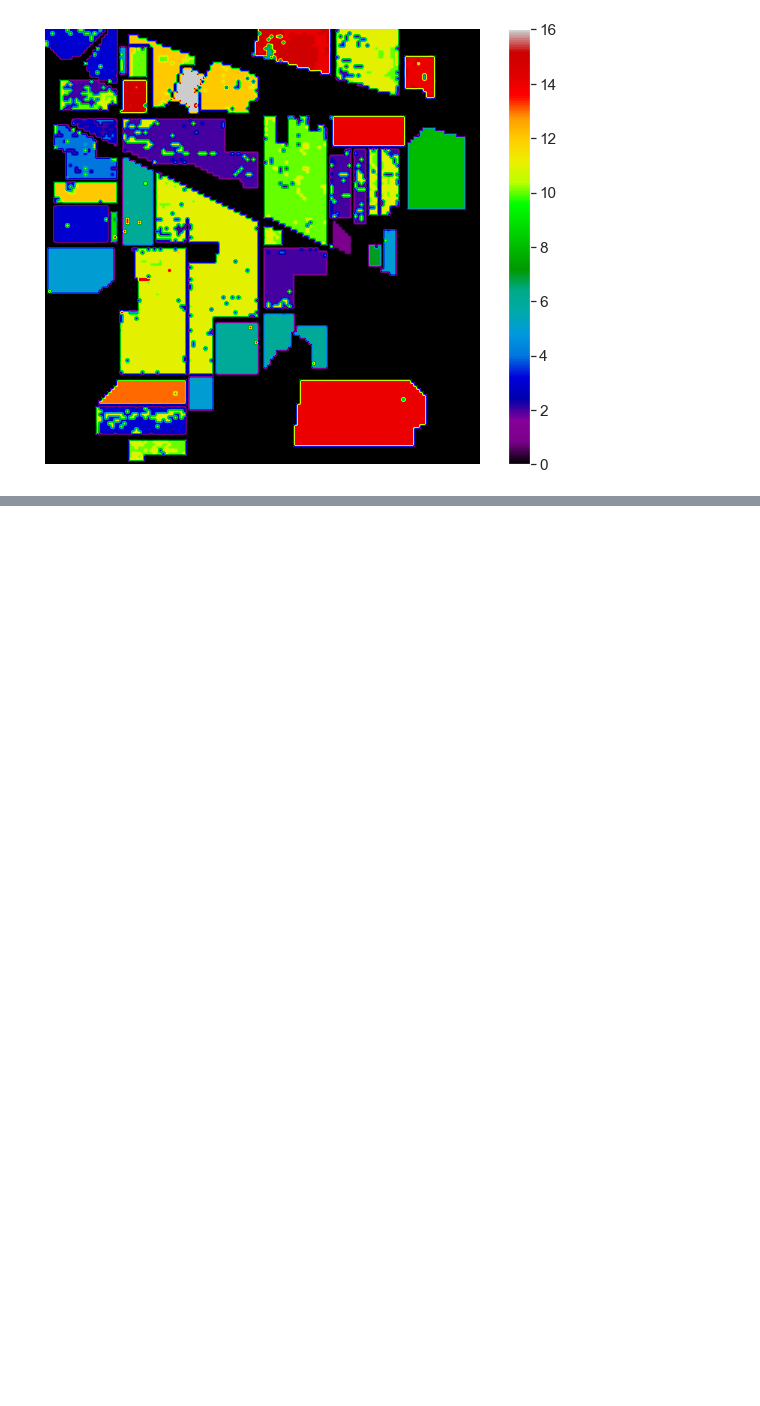
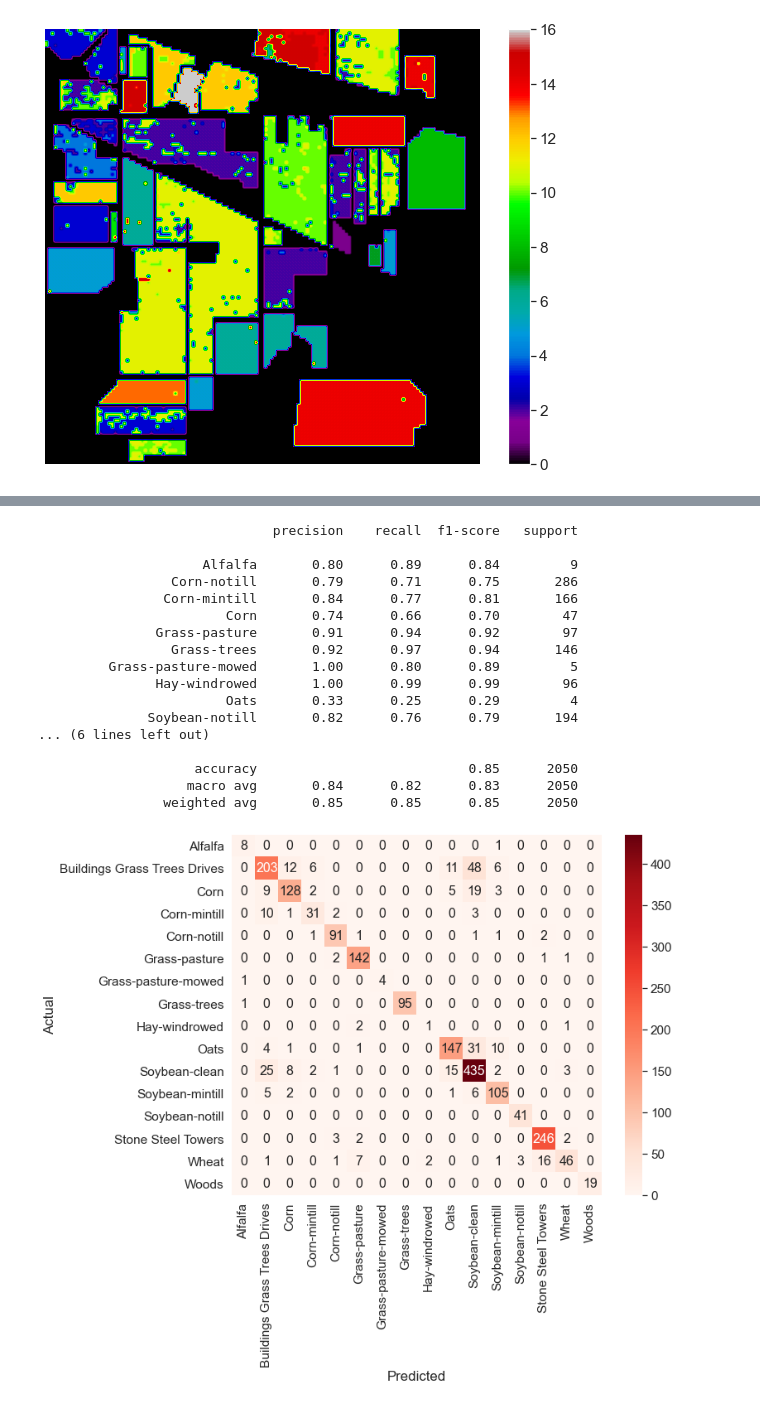
Before and after one commit to datamonday/HSI-Analysis, a Jupyter notebook: 01 Hyperspectral Image Analysis/04 Feature Selection.ipynb, the cells around one changed output, grey strips where cells are left out. Cells and saved outputs as stored; diff of their text form; code cells hidden in the pictures; blank space fills up the shorter version.

```diff
--- a/01 Hyperspectral Image Analysis/04 Feature Selection.ipynb
+++ b/01 Hyperspectral Image Analysis/04 Feature Selection.ipynb
@@ -607,0 +699,21 @@ plot_classify(svm, X_final, save_name = 'FS_Boruta')
+# %%
+static_metric_fs(fs_RFE_RF, save_name="fs_RFE_RF")
+# %% [output]
+                              precision    recall  f1-score   support
+
+                     Alfalfa       0.80      0.89      0.84         9
+                 Corn-notill       0.79      0.71      0.75       286
+                Corn-mintill       0.84      0.77      0.81       166
+                        Corn       0.74      0.66      0.70        47
+               Grass-pasture       0.91      0.94      0.92        97
+                 Grass-trees       0.92      0.97      0.94       146
+         Grass-pasture-mowed       1.00      0.80      0.89         5
+               Hay-windrowed       1.00      0.99      0.99        96
+                        Oats       0.33      0.25      0.29         4
+              Soybean-notill       0.82      0.76      0.79       194
+... (6 lines left out)
+
+                    accuracy                           0.85      2050
+                   macro avg       0.84      0.82      0.83      2050
+                weighted avg       0.85      0.85      0.85      2050
+[figure, added]
```
Also changed, not shown: parts of 8 cells of this notebook, 5 other files.
